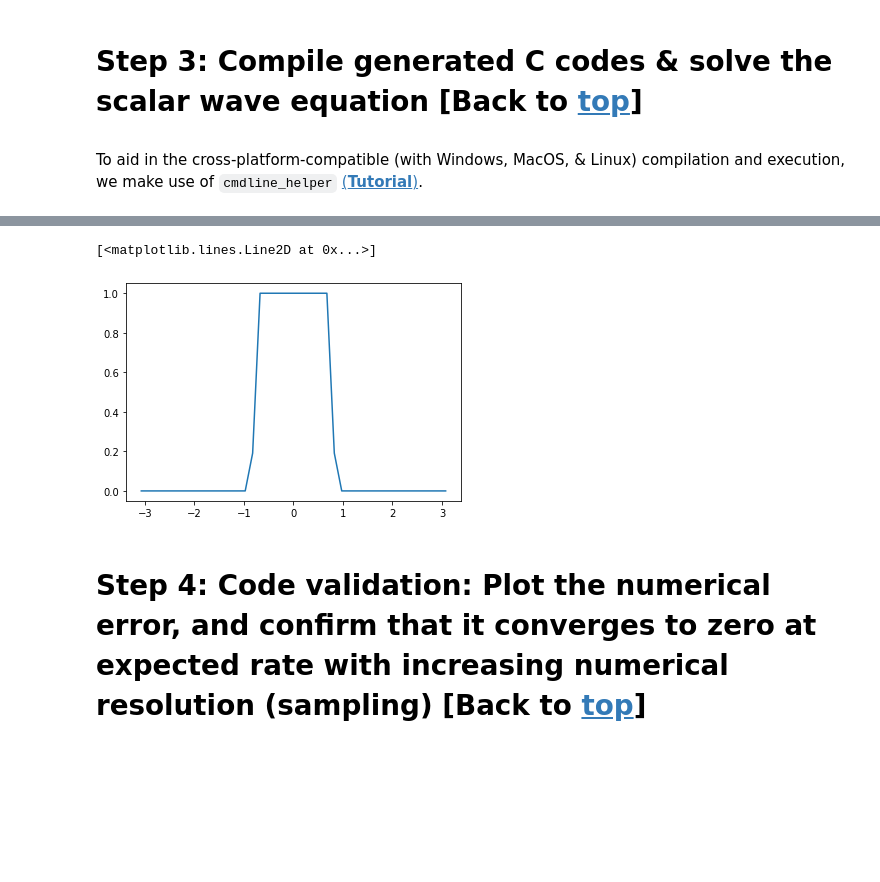
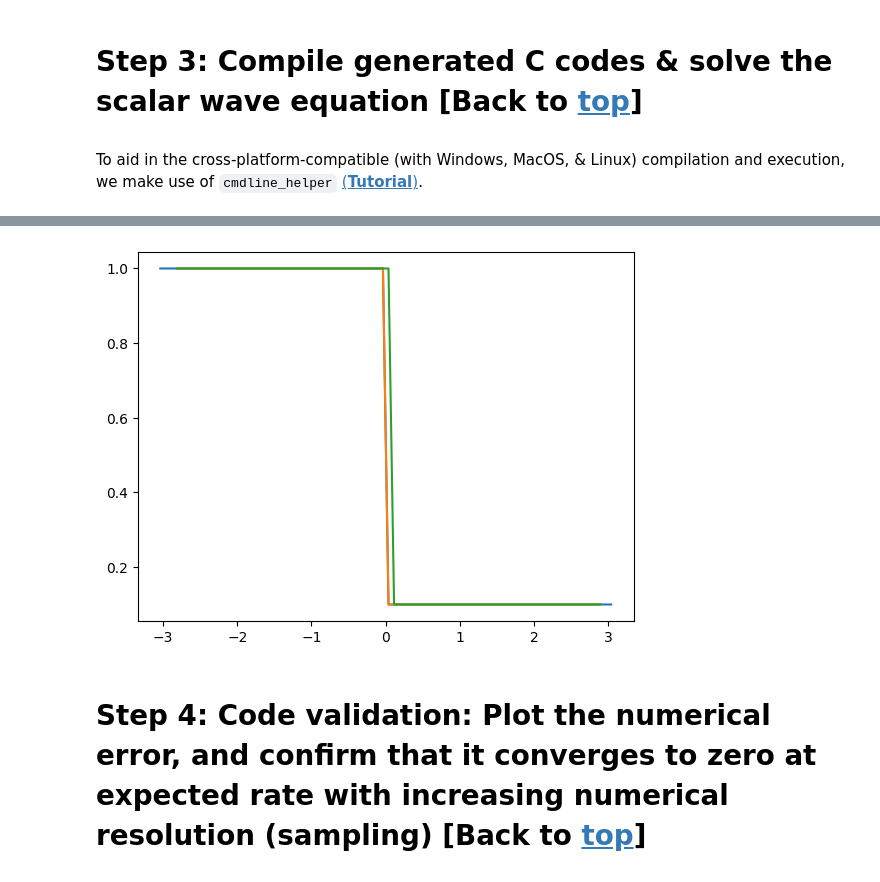
Before and after one commit to GRHayL/GRHayL, a Jupyter notebook: implementations/GRHayL_NRPy_IGM/Tutorial-GRHayL_NRPy_IGM.ipynb, the cells around one changed output, grey strips where cells are left out. Cells and saved outputs as stored; diff of their text form; code cells hidden in the pictures; blank space fills up the shorter version.

```diff
--- a/implementations/GRHayL_NRPy_IGM/Tutorial-GRHayL_NRPy_IGM.ipynb
+++ b/implementations/GRHayL_NRPy_IGM/Tutorial-GRHayL_NRPy_IGM.ipynb
@@ -1543,13 +1806,15 @@ Finished compilation.
 import numpy as np
 import matplotlib.pyplot as plt
 
-raw_data = np.loadtxt("GRHayL_NRPy_IGM_Ccodes/output/out42__ce.txt")
+raw_data = np.loadtxt("GRHayL_NRPy_IGM_Ccodes/output/out82__b1.txt")
 # %%
 raw_data[:, 0]
-plt.plot(raw_data[:,0], raw_data[:,13])
+plt.plot(raw_data[:,0], raw_data[:,-3])
+plt.plot(raw_data[:,0], raw_data[:,-2])
+plt.plot(raw_data[:,0], raw_data[:,-1])
+plt.show()
 # %% [output]
-[<matplotlib.lines.Line2D at 0x...>]
-[figure, old version]
+[figure, new version]
 # %% [markdown]
 <a id='convergence'></a>
 
```
Also changed, not shown: parts of 10 cells of this notebook.
